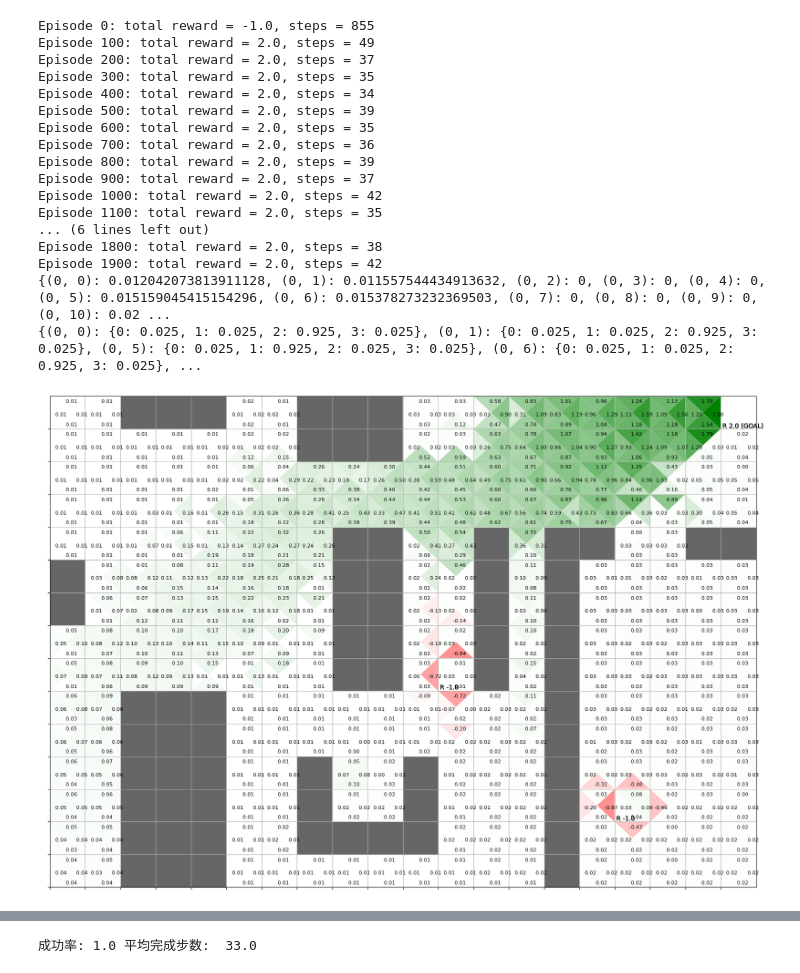
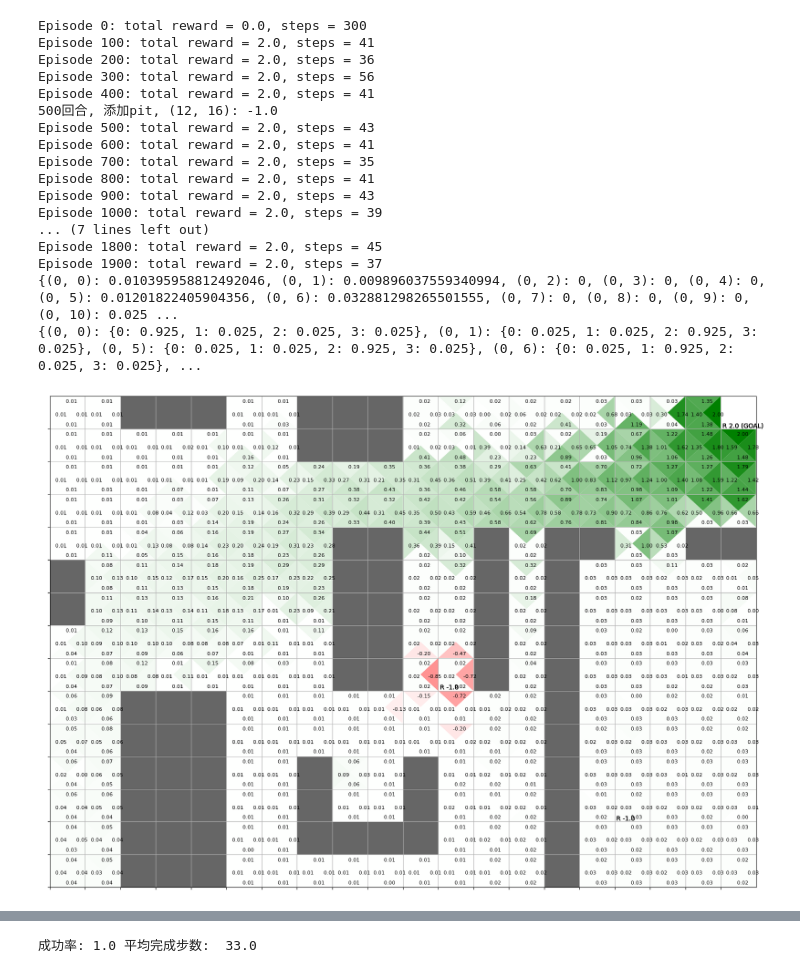
Before and after one commit to WangJJ1121/path_planning_with_rl, a Jupyter notebook: SARSA.ipynb, the cells around one changed output, grey strips where cells are left out. Cells and saved outputs as stored; diff of their text form; code cells hidden in the pictures.

```diff
--- a/SARSA.ipynb
+++ b/SARSA.ipynb
@@ -88,17 +88,23 @@ agent = SarsaAgent(env)
 # 训练agent
 num_episodes = 2000
 
-SARSA_training_data_file = "SARSA_training_data.csv"
+data_root = "./data_SARSA"
+if not os.path.exists(data_root):
+    os.makedirs(data_root)
+
+SARSA_training_data_file = os.path.join(data_root, "SARSA_training_data.csv")
 reward_history = []
 steps_history = []
 
 for episode in range(num_episodes):
     state = agent.env.reset()
     action = agent.get_action(state)
+    done = False
+    max_step = 300
     total_reward = 0
     steps = 0
 
-    while True:
+    while not done and steps < max_step:
         next_state, reward, done = agent.env.step(action)
         next_action = agent.get_action(next_state)
 
@@ -109,8 +115,10 @@ for episode in range(num_episodes):
         total_reward += reward
         steps += 1
 
-        if done:
-            break
+
+    if episode+1 == 500:
+        print("500回合, 添加pit, (12, 16): -1.0")
+        env.add_pits((12, 16))
 
     # 记录
     reward_history.append(total_reward)
@@ -119,48 +127,48 @@ for episode in range(num_episodes):
     # 保存训练数据
     if not os.path.exists(SARSA_training_data_file):
         with open(SARSA_training_data_file, "w") as f:
             f.write("episode,total_reward,step_count,epsilon\n")
 
     with open(SARSA_training_data_file, "a") as f:
         f.write(f"{episode},{total_reward},{steps},{agent.epsilon}\n")
 
     # 每100轮打印一次进度
     if episode % 100 == 0:
         print(f"Episode {episode}: total reward = {total_reward}, steps = {steps}")
 
 # 获取训练结果
 policy = agent.get_policy()
 value_function = agent.get_value_function()
 
 print(value_function)
 print(policy)
 
 
 # 将 Q-table 转换为 {(state, action): q_value} 的格式
 q_for_render = {
     (state, action): agent.Q[(state, action)]
     for state in env.states()
     for action in env.action_space
 }
 
 # 可视化结果
 env.render_q(q_for_render)
 # %% [output]
-Episode 0: total reward = -1.0, steps = 855
-Episode 100: total reward = 2.0, steps = 49
-Episode 200: total reward = 2.0, steps = 37
-Episode 300: total reward = 2.0, steps = 35
-Episode 400: total reward = 2.0, steps = 34
-Episode 500: total reward = 2.0, steps = 39
-Episode 600: total reward = 2.0, steps = 35
-Episode 700: total reward = 2.0, steps = 36
-Episode 800: total reward = 2.0, steps = 39
-Episode 900: total reward = 2.0, steps = 37
-Episode 1000: total reward = 2.0, steps = 42
-Episode 1100: total reward = 2.0, steps = 35
-... (6 lines left out)
-Episode 1800: total reward = 2.0, steps = 38
-Episode 1900: total reward = 2.0, steps = 42
-{(0, 0): 0.012042073813911128, (0, 1): 0.011557544434913632, (0, 2): 0, (0, 3): 0, (0, 4): 0, (0, 5): 0.015159045415154296, (0, 6): 0.015378273232369503, (0, 7): 0, (0, 8): 0, (0, 9): 0, (0, 10): 0.02 ...
-{(0, 0): {0: 0.025, 1: 0.025, 2: 0.925, 3: 0.025}, (0, 1): {0: 0.025, 1: 0.025, 2: 0.925, 3: 0.025}, (0, 5): {0: 0.025, 1: 0.925, 2: 0.025, 3: 0.025}, (0, 6): {0: 0.025, 1: 0.025, 2: 0.925, 3: 0.025}, ...
+Episode 0: total reward = 0.0, steps = 300
+Episode 100: total reward = 2.0, steps = 41
+Episode 200: total reward = 2.0, steps = 36
+Episode 300: total reward = 2.0, steps = 56
+Episode 400: total reward = 2.0, steps = 41
+500回合, 添加pit, (12, 16): -1.0
+Episode 500: total reward = 2.0, steps = 43
+Episode 600: total reward = 2.0, steps = 41
+Episode 700: total reward = 2.0, steps = 35
+Episode 800: total reward = 2.0, steps = 41
+Episode 900: total reward = 2.0, steps = 43
+Episode 1000: total reward = 2.0, steps = 39
+... (7 lines left out)
+Episode 1800: total reward = 2.0, steps = 45
+Episode 1900: total reward = 2.0, steps = 37
+{(0, 0): 0.010395958812492046, (0, 1): 0.009896037559340994, (0, 2): 0, (0, 3): 0, (0, 4): 0, (0, 5): 0.01201822405904356, (0, 6): 0.032881298265501555, (0, 7): 0, (0, 8): 0, (0, 9): 0, (0, 10): 0.025 ...
+{(0, 0): {0: 0.925, 1: 0.025, 2: 0.025, 3: 0.025}, (0, 1): {0: 0.025, 1: 0.025, 2: 0.925, 3: 0.025}, (0, 5): {0: 0.025, 1: 0.025, 2: 0.925, 3: 0.025}, (0, 6): {0: 0.025, 1: 0.925, 2: 0.025, 3: 0.025}, ...
-[figure, old version]
+[figure, new version]
```
Also changed, not shown: parts of 3 cells of this notebook, 6 other files.
